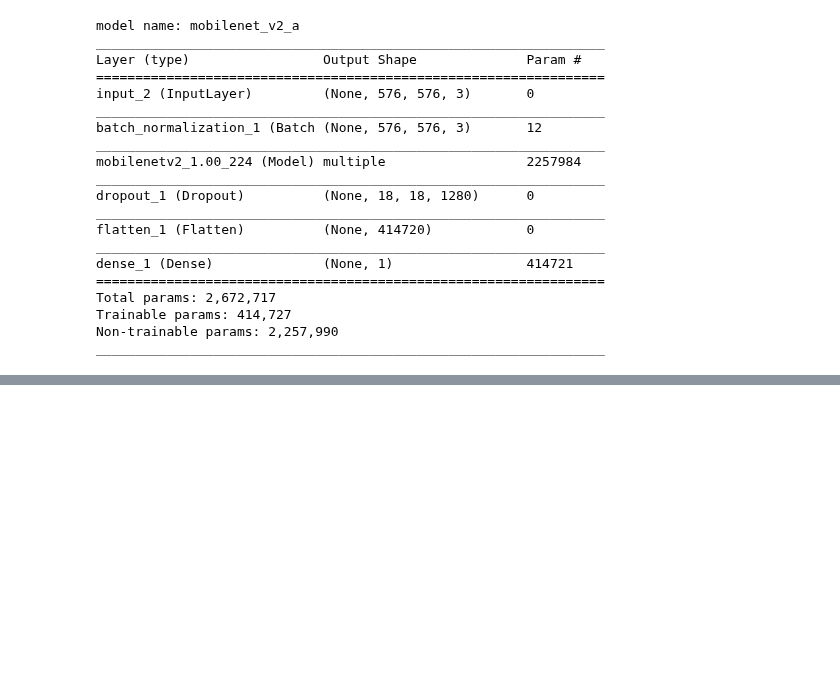
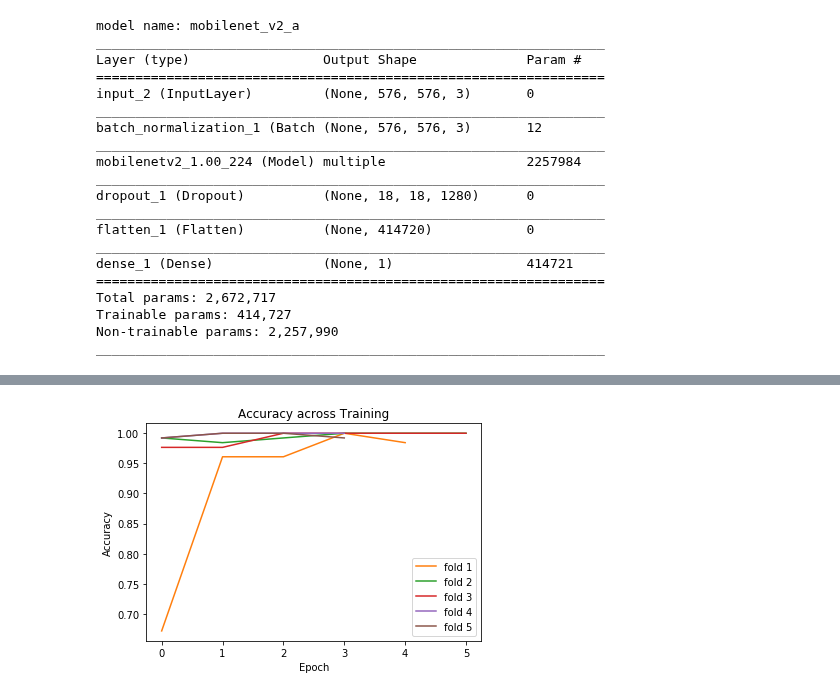
Before and after one commit to oneforawe/ai-vision-for-endoscopy, a Jupyter notebook: explain/demonstrations/1_ModelAndPipeline_Understanding_D.ipynb, the cells around one changed output, grey strips where cells are left out. Saved outputs shown, nothing was run; the diff lists cells and outputs as text; code cells hidden in the pictures; blank space fills up the shorter version.

```diff
--- a/explain/demonstrations/1_ModelAndPipeline_Understanding_D.ipynb
+++ b/explain/demonstrations/1_ModelAndPipeline_Understanding_D.ipynb
@@ -386,0 +434,19 @@ NameError: name 'plot_history' is not defined
+# %%
+run = 1
+data_files = glob.glob(f'./tb_downloads/{model.name}/{nb_version}/Run_{run:02d}/*acc.csv')
+fig = plt.figure()
+ax = fig.add_subplot(1,1,1)
+
+i = 0
+for file in data_files:
+    i += 1
+    data = pd.read_csv(file) # dataframe
+    ax.plot(data['Step'], data['Value'], color=f'C{i}', label=f'fold {i}')
+
+ax.set_title("Accuracy across Training")
+plt.xlabel('Epoch')
+plt.ylabel('Accuracy')
+leg = ax.legend()
+plt.show()
+# %% [output]
+[figure, added]
```
Also changed, not shown: parts of 11 cells of this notebook, 46 other files.
